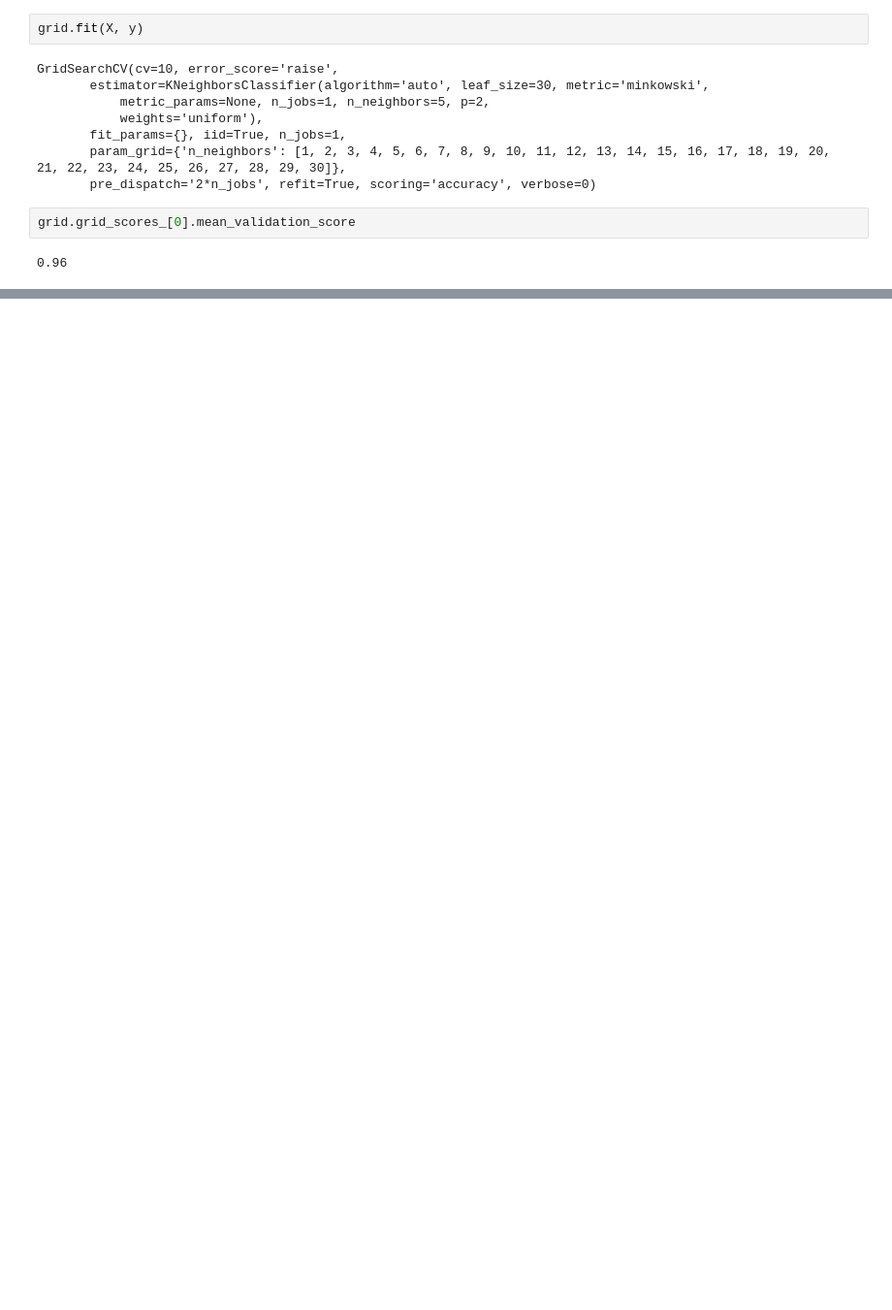
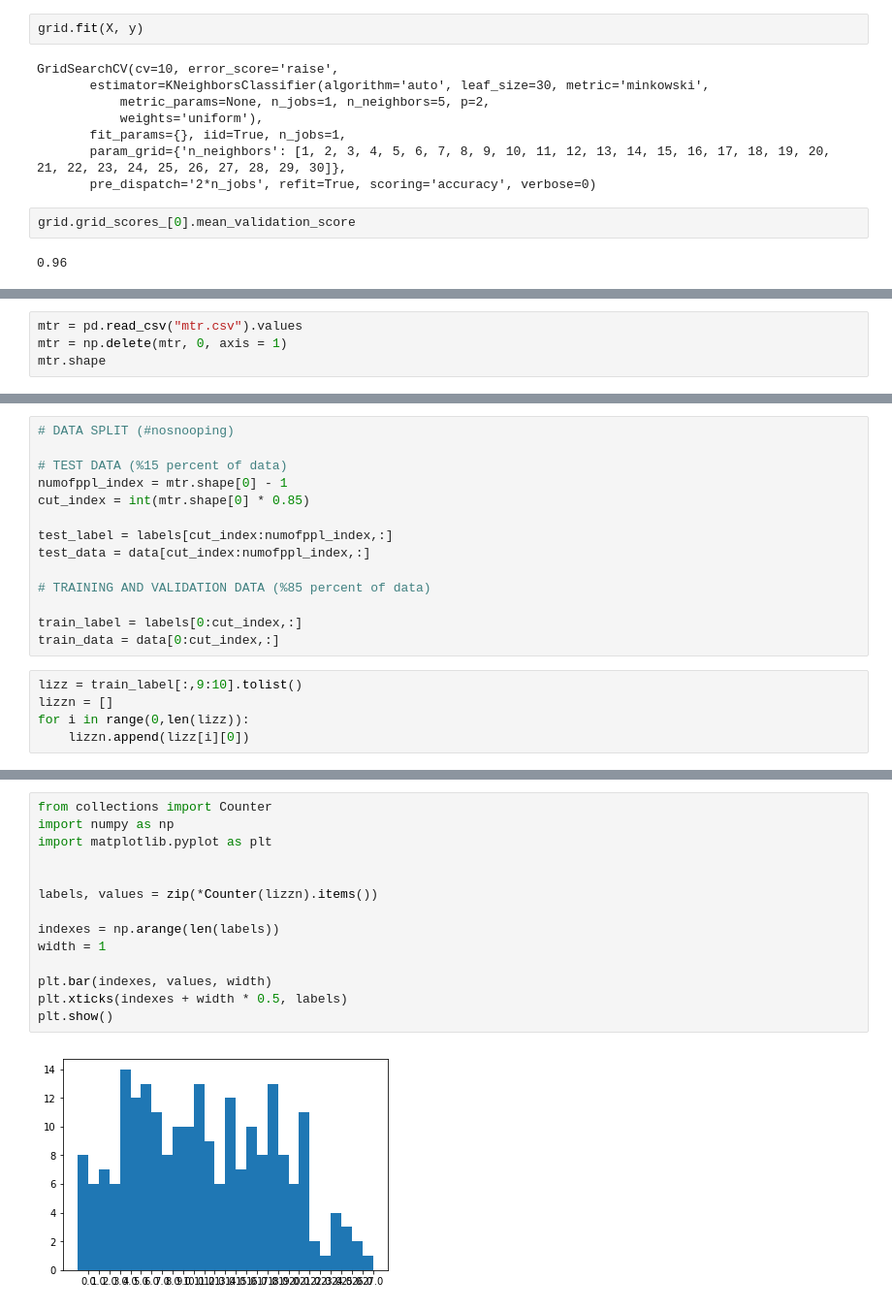
Before and after one commit to tomatopuree/predicting_depression, a Jupyter notebook: tests.ipynb, the cells around one changed output, grey strips where cells are left out. Shown at 97% size. Saved outputs shown, nothing was run; the diff lists cells and outputs as text; blank space fills up the shorter version.

```diff
--- a/tests.ipynb
+++ b/tests.ipynb
@@ -999,0 +1025,4 @@ array([[0., 0., 0., 0., 0., 0.],
+# %%
+mtr = pd.read_csv("mtr.csv").values
+mtr = np.delete(mtr, 0, axis = 1)
+mtr.shape
@@ -999,0 +1077,19 @@ array([[0., 0., 0., 0., 0., 0.],
+# %%
+# DATA SPLIT (#nosnooping)
+
+# TEST DATA (%15 percent of data)
+numofppl_index = mtr.shape[0] - 1
+cut_index = int(mtr.shape[0] * 0.85)
+
+test_label = labels[cut_index:numofppl_index,:]
+test_data = data[cut_index:numofppl_index,:]
+
+# TRAINING AND VALIDATION DATA (%85 percent of data)
+
+train_label = labels[0:cut_index,:]
+train_data = data[0:cut_index,:]
+# %%
+lizz = train_label[:,9:10].tolist()
+lizzn = []
+for i in range(0,len(lizz)):
+    lizzn.append(lizz[i][0])
@@ -999,0 +1118,16 @@ array([[0., 0., 0., 0., 0., 0.],
+# %%
+from collections import Counter
+import numpy as np
+import matplotlib.pyplot as plt
+
+
+labels, values = zip(*Counter(lizzn).items())
+
+indexes = np.arange(len(labels))
+width = 1
+
+plt.bar(indexes, values, width)
+plt.xticks(indexes + width * 0.5, labels)
+plt.show()
+# %% [output]
+[figure, added]
```
Also changed, not shown: parts of 14 cells of this notebook, 1 other file.
